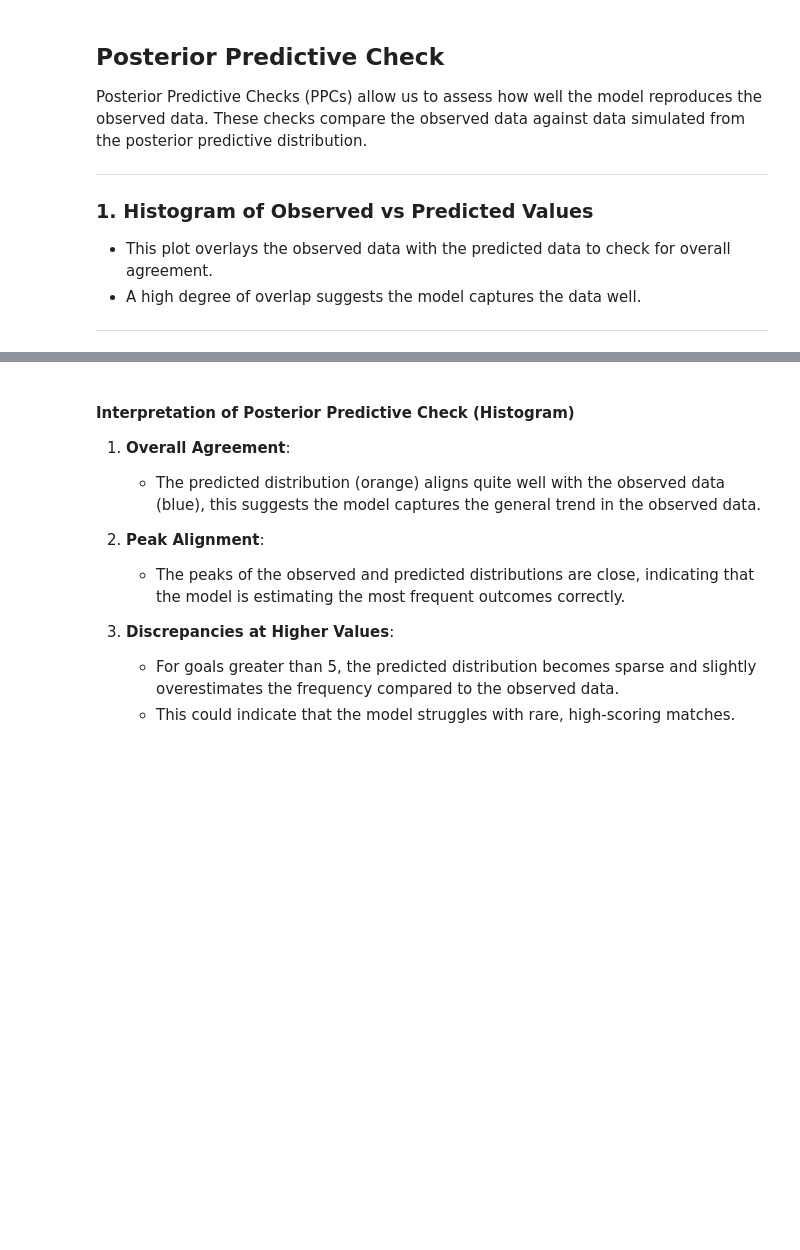
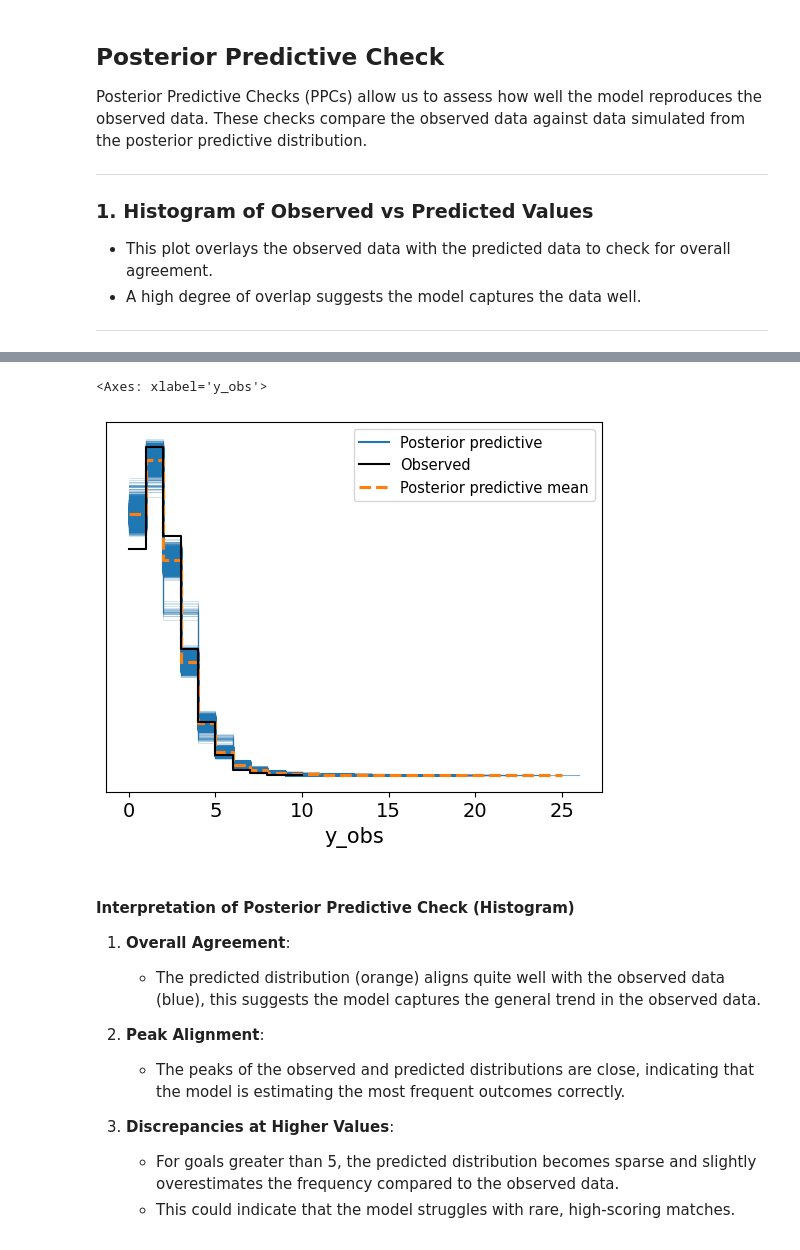
Before and after one commit to tommasosommaruga/Bayesian_proj, a Jupyter notebook: PROJ_GOOD/4_Regression_2.ipynb, the cells around one changed output, grey strips where cells are left out. Drawn from its saved outputs; the diff is of its cells as text; code cells hidden in the pictures; blank space fills up the shorter version.

```diff
--- a/PROJ_GOOD/4_Regression_2.ipynb
+++ b/PROJ_GOOD/4_Regression_2.ipynb
@@ -199,3 +201,8 @@ Sampling: [y_obs]
+# %%
+az.plot_ppc(ppc)
+# %% [output]
+<Axes: xlabel='y_obs'>
+[figure, added]
 # %% [markdown]
 #### Interpretation of Posterior Predictive Check (Histogram)
 
```
Also changed, not shown: parts of 6 cells of this notebook, 1 other file.
